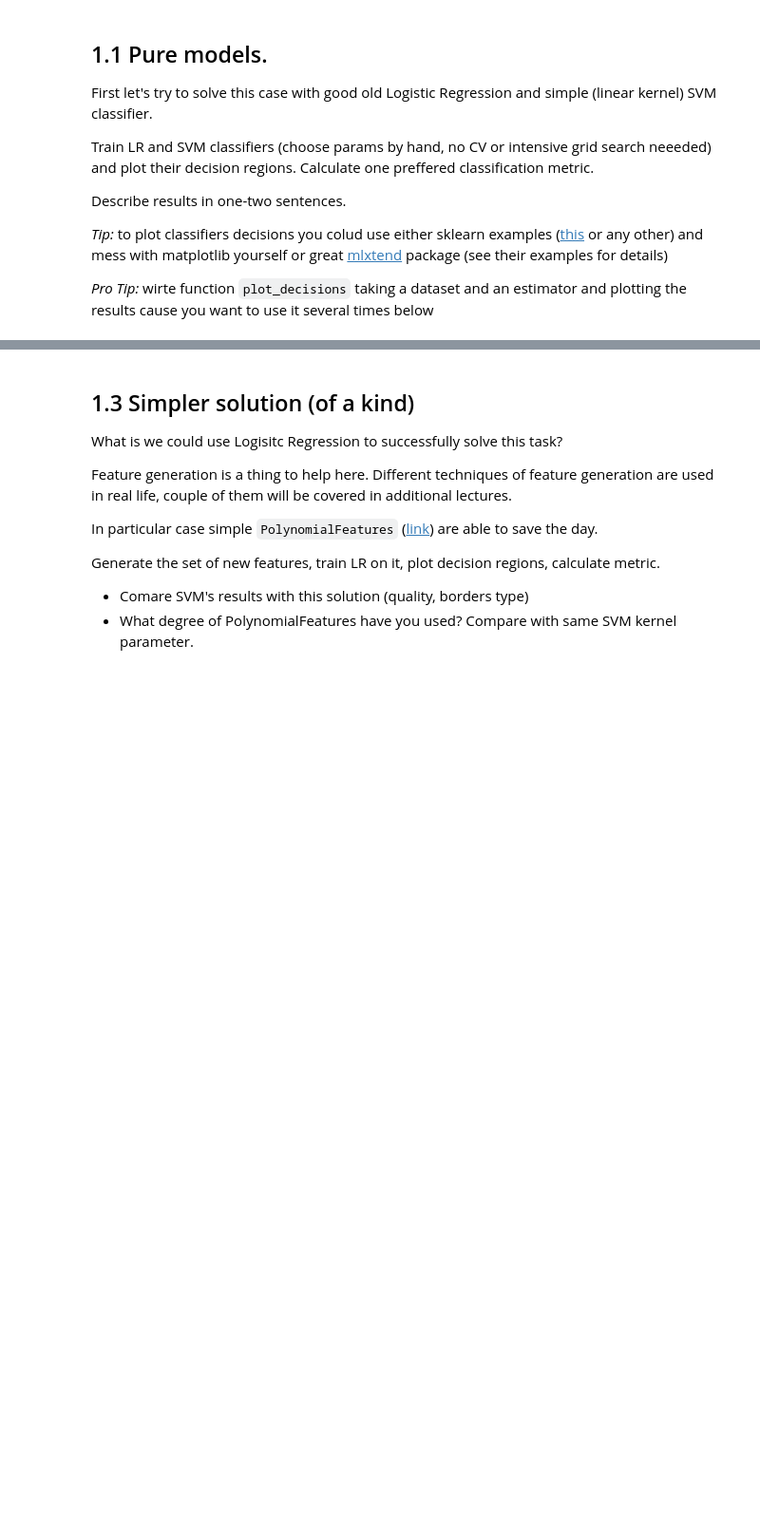
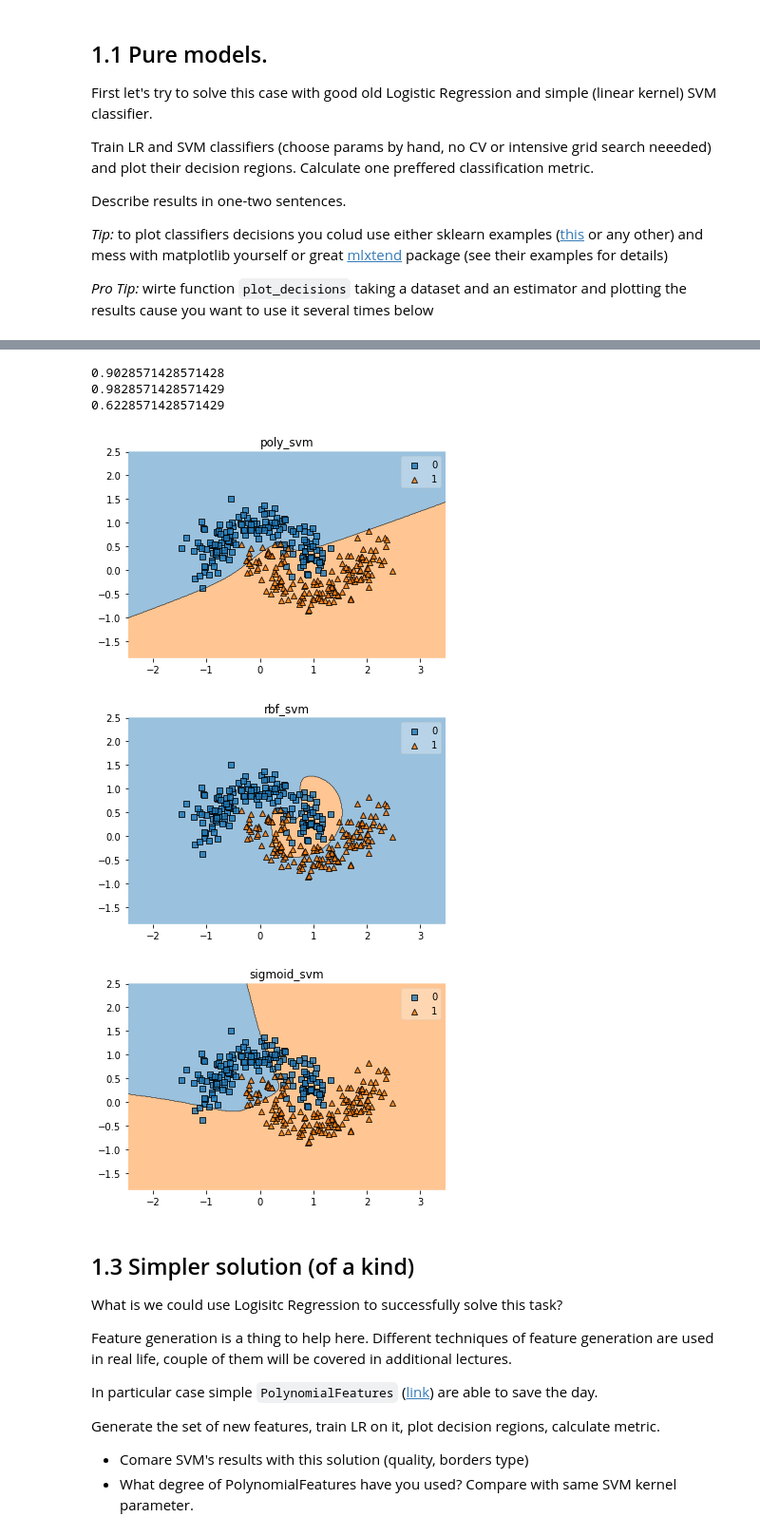
Before and after one commit to GreenSeed/ml-mipt, a Jupyter notebook: homeworks_basic/Lab1_ML_pipeline_and_SVM/Lab1_part3_SVM.ipynb, the cells around one changed output, grey strips where cells are left out. Shown at 95% size. Saved outputs shown, nothing was run; the diff lists cells and outputs as text; code cells hidden in the pictures; blank space fills up the shorter version.

```diff
--- a/homeworks_basic/Lab1_ML_pipeline_and_SVM/Lab1_part3_SVM.ipynb
+++ b/homeworks_basic/Lab1_ML_pipeline_and_SVM/Lab1_part3_SVM.ipynb
@@ -69,3 +129,20 @@ Write couple of sentences on:
+# %%
+plot_decisions(X_train,X_test,y_train,y_test,SVC(kernel='poly',degree=3,tol=1e-3,max_iter=1000),title="poly_svm")
+plot_decisions(X_train,X_test,y_train,y_test,SVC(kernel='rbf',tol=1e-3,max_iter=1000),title="rbf_svm")
+plot_decisions(X_train,X_test,y_train,y_test,SVC(kernel='sigmoid',tol=1e-4,max_iter=500),title="sigmoid_svm")
+
+##
+# на rbf моделька работает намного лучше
+# границы decision'a сменились тк модельки работают по другому ядру, самая точная получилась rbf
+# на poly работает хорошо при degree=3, выбрал такое методом подбора#
+### YOUR CODE HERE
+# %% [output]
+0.9028571428571428
+0.9828571428571429
+0.6228571428571429
+[figure, added]
+[figure, added]
+[figure, added]
 # %% [markdown]
 ## 1.3 Simpler solution (of a kind)
 What is we could use Logisitc Regression to successfully solve this task?
```
Also changed, not shown: parts of 9 cells of this notebook.
